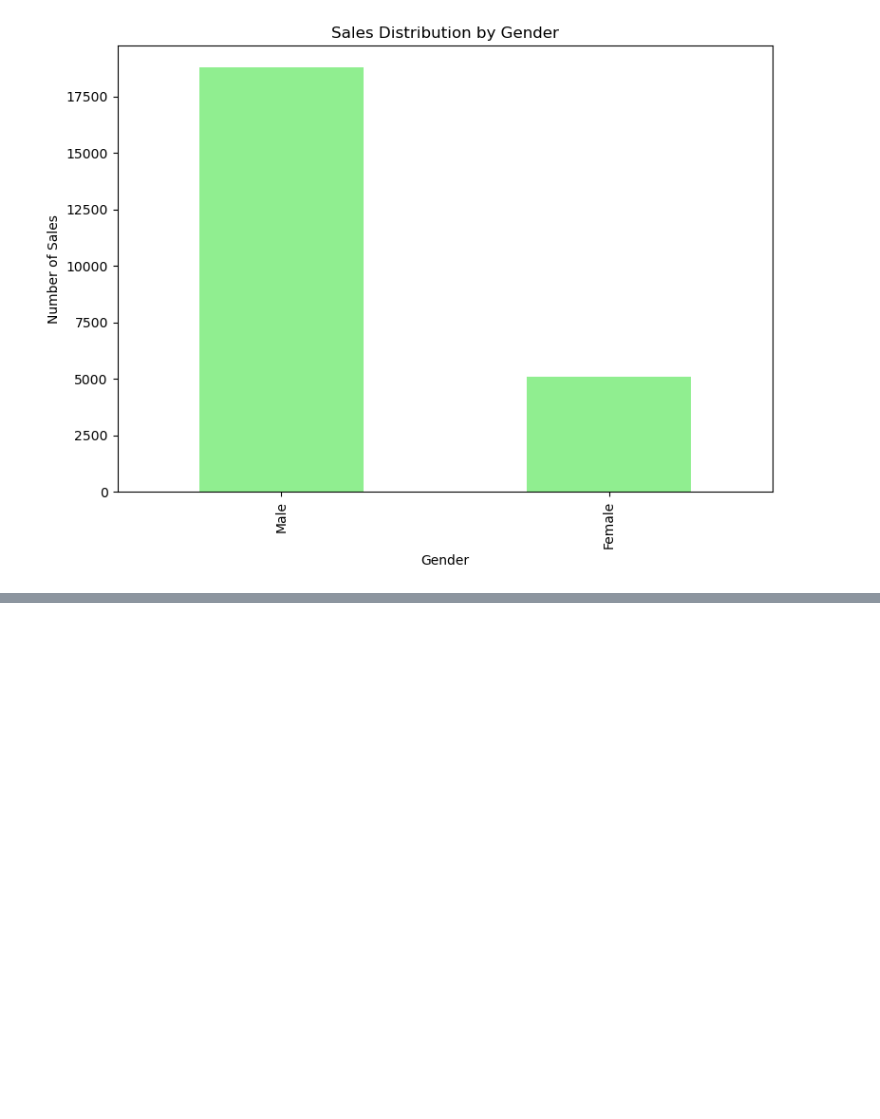
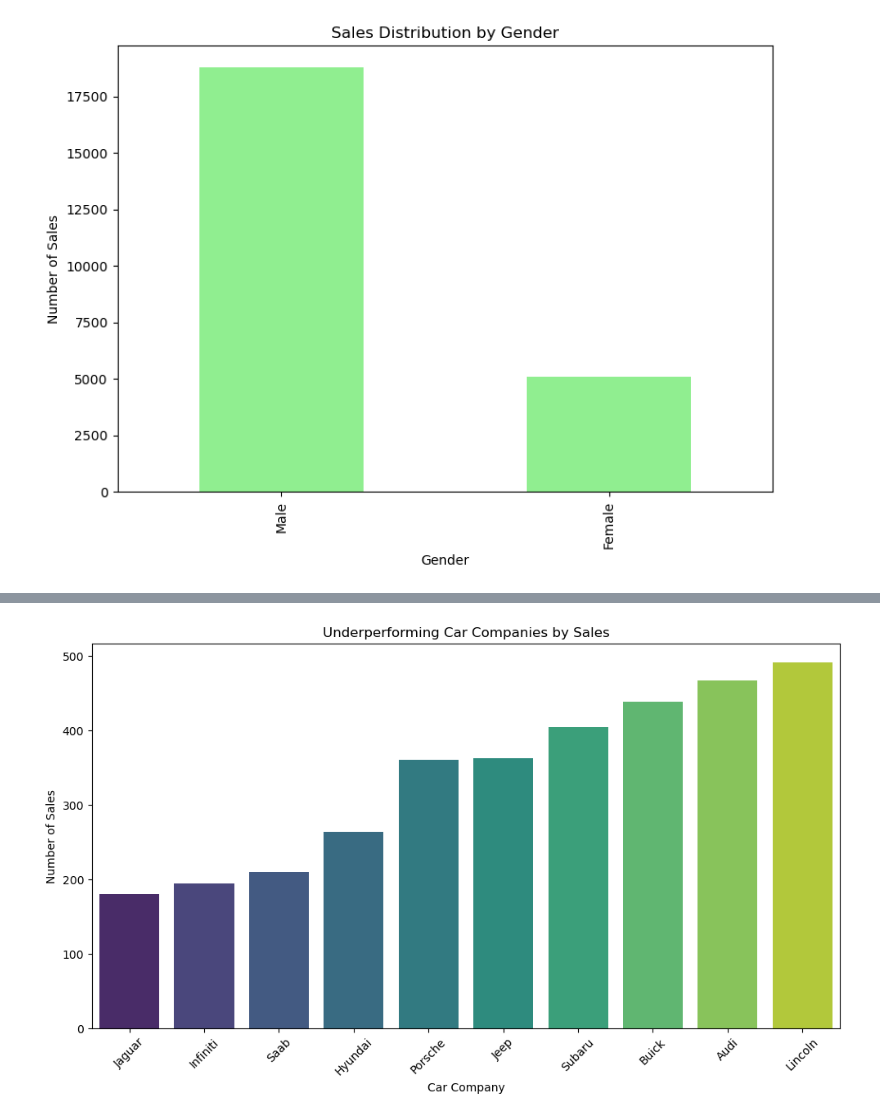
Before and after one commit to vocar12345/DM_PROJECT_, a Jupyter notebook: car_sale_data.ipynb, the cells around one changed output, grey strips where cells are left out. Cells and saved outputs as stored; diff of their text form; code cells hidden in the pictures; blank space fills up the shorter version.

Commit message:
added underpreforming segments

```diff
--- a/car_sale_data.ipynb
+++ b/car_sale_data.ipynb
@@ -121,0 +122,23 @@ plt.show()
+# %%
+#NEXT PLOTS ARE FOR UNDERPREFORMING DATA
+#Company
+# Invert previous data set
+underperforming_companies = company_sales[::-1]
+
+# Determine threshold for underperforming companies
+threshold_underperforming = 10
+
+# Select underperforming companies
+underperforming_companies = underperforming_companies.head(threshold_underperforming)
+
+# Visualization
+plt.figure(figsize=(10, 6))
+sns.barplot(x=underperforming_companies.index, y=underperforming_companies.values, palette='viridis')
+plt.title('Underperforming Car Companies by Sales')
+plt.xlabel('Car Company')
+plt.ylabel('Number of Sales')
+plt.xticks(rotation=45)
+plt.tight_layout()
+plt.show()
+# %% [output]
+[figure, added]
```
Also changed, not shown: parts of 7 cells of this notebook.
